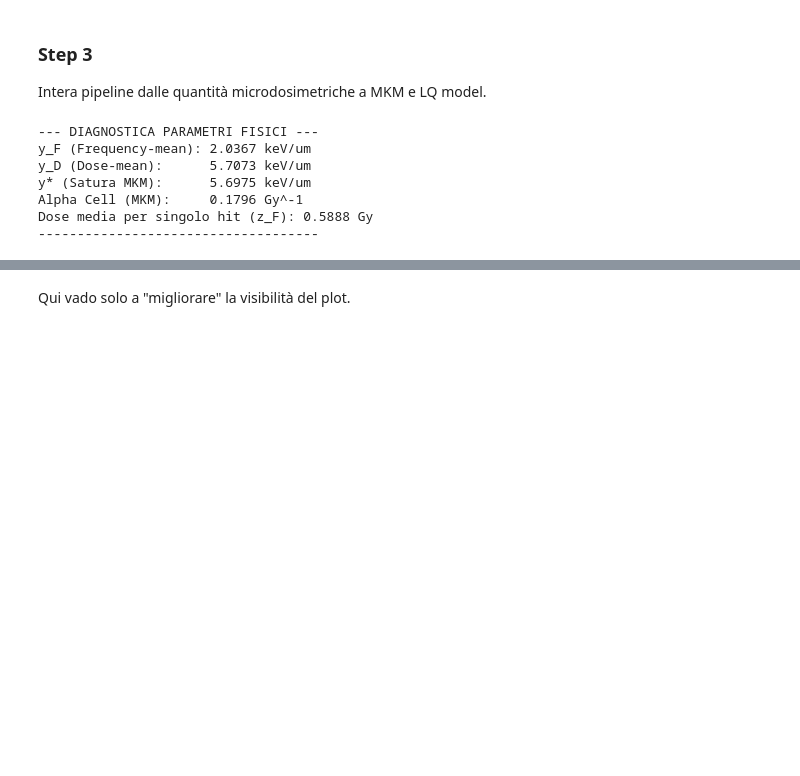
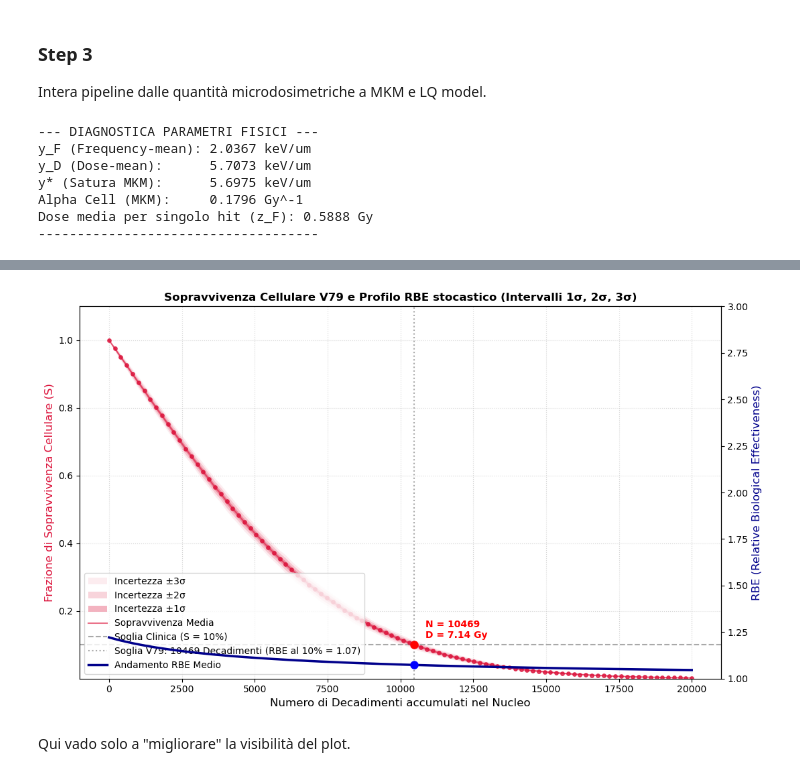
Before and after one commit to michelepascazio28-dot/Rame, a Jupyter notebook: Analysis.ipynb, the cells around one changed output, grey strips where cells are left out. Saved outputs shown, nothing was run; the diff lists cells and outputs as text; code cells hidden in the pictures; blank space fills up the shorter version.

```diff
--- a/Analysis.ipynb
+++ b/Analysis.ipynb
@@ -320,3 +289,60 @@ Decadimenti necessari per inattivazione al 10%: 10477
+# %%
+# --- GRAFICI MULTI-SIGMA CON FASCE STRATIFICATE ---
+fig, ax1 = plt.subplots(figsize=(11, 6.5))
+
+# ASSE SINISTRO: Frazione di Sopravvivenza (S)
+color_s = 'crimson'
+
+# Stratificazione bande Sopravvivenza (tagliate a 1e-6 per asse logaritmico)
+ax1.fill_between(casi_decadimenti, np.maximum(1e-6, y_S - 3*err_S), y_S + 3*err_S, color=color_s, alpha=0.08, edgecolor='none', label='Incertezza ±3σ')
+ax1.fill_between(casi_decadimenti, np.maximum(1e-6, y_S - 2*err_S), y_S + 2*err_S, color=color_s, alpha=0.18, edgecolor='none', label='Incertezza ±2σ')
+ax1.fill_between(casi_decadimenti, np.maximum(1e-6, y_S - 1*err_S), y_S + 1*err_S, color=color_s, alpha=0.32, edgecolor='none', label='Incertezza ±1σ')
+
+ax1.scatter(casi_decadimenti, y_S, color=color_s, s=15, alpha=0.8, zorder=3)
+ax1.plot(casi_decadimenti, y_S, color=color_s, linestyle='-', alpha=0.6, linewidth=1.5, zorder=3, label='Sopravvivenza Media')
+
+ax1.set_yscale('linear')
+ax1.set_ylim(1e-5, 1.1)
+ax1.set_xlabel("Numero di Decadimenti accumulati nel Nucleo", fontsize=12)
+ax1.set_ylabel("Frazione di Sopravvivenza Cellulare (S)", color=color_s, fontsize=12)
+ax1.grid(True, which="both", linestyle=":", alpha=0.5)
+
+# ASSE DESTRO: Profilo dell'RBE
+ax2 = ax1.twinx()
+color_rbe = 'darkblue'
+
+# Stratificazione bande RBE
+ax2.fill_between(casi_decadimenti, y_RBE - 3*err_RBE, y_RBE + 3*err_RBE, color=color_rbe, alpha=0.06, edgecolor='none')
+ax2.fill_between(casi_decadimenti, y_RBE - 2*err_RBE, y_RBE + 2*err_RBE, color=color_rbe, alpha=0.15, edgecolor='none')
+ax2.fill_between(casi_decadimenti, y_RBE - 1*err_RBE, y_RBE + 1*err_RBE, color=color_rbe, alpha=0.28, edgecolor='none')
+
+ax2.plot(casi_decadimenti, y_RBE, color=color_rbe, linestyle='-', linewidth=2.5, label='Andamento RBE Medio', zorder=4)
+ax2.set_ylabel("RBE (Relative Biological Effectiveness)", color=color_rbe, fontsize=12)
+ax2.set_ylim(1.0, 3.0)
+
+# --- LINEE DI SOGLIA ---
+line_soglia = ax1.axhline(y=0.10, color='darkgray', linestyle='--', linewidth=1.5, label='Soglia Clinica (S = 10%)')
+line_vert = ax1.axvline(x=decadimenti_soglia, color='darkgray', linestyle=':', linewidth=1.5,
+                        label=f'Soglia V79: {int(np.ceil(decadimenti_soglia))} Decadimenti (RBE al 10% = {rbe_al_10:.2f})')
+
+# Marker di intersezione grafica
+ax1.plot(decadimenti_soglia, 0.10, marker='o', color='red', markersize=8, zorder=5)
+ax2.plot(decadimenti_soglia, rbe_soglia_grafico, marker='o', color='blue', markersize=8, zorder=5)
+
+# Box di testo informativo vicino all'incrocio
+ax1.text(decadimenti_soglia + 400, 0.12, f"N = {int(np.ceil(decadimenti_soglia))}\nD = {dose_soglia_sim:.2f} Gy",
+         fontsize=10, color='red', fontweight='bold', bbox=dict(facecolor='white', alpha=0.6, edgecolor='none'))
+
+# Unione delle legende (evitando duplicati per l'RBE che condivide le stesse bande)
+lines1, labels1 = ax1.get_legend_handles_labels()
+lines2, labels2 = ax2.get_legend_handles_labels()
+ax1.legend(lines1 + lines2, labels1 + labels2, fontsize=10, loc='lower left')
+
+plt.title("Sopravvivenza Cellulare V79 e Profilo RBE stocastico (Intervalli 1σ, 2σ, 3σ)", fontsize=12, fontweight='bold')
+fig.tight_layout()
+plt.show()
+# %% [output]
+[figure, added]
 # %% [markdown]
 Qui vado solo a "migliorare" la visibilità del plot.
 # %%
```
Also changed, not shown: parts of 3 cells of this notebook.
